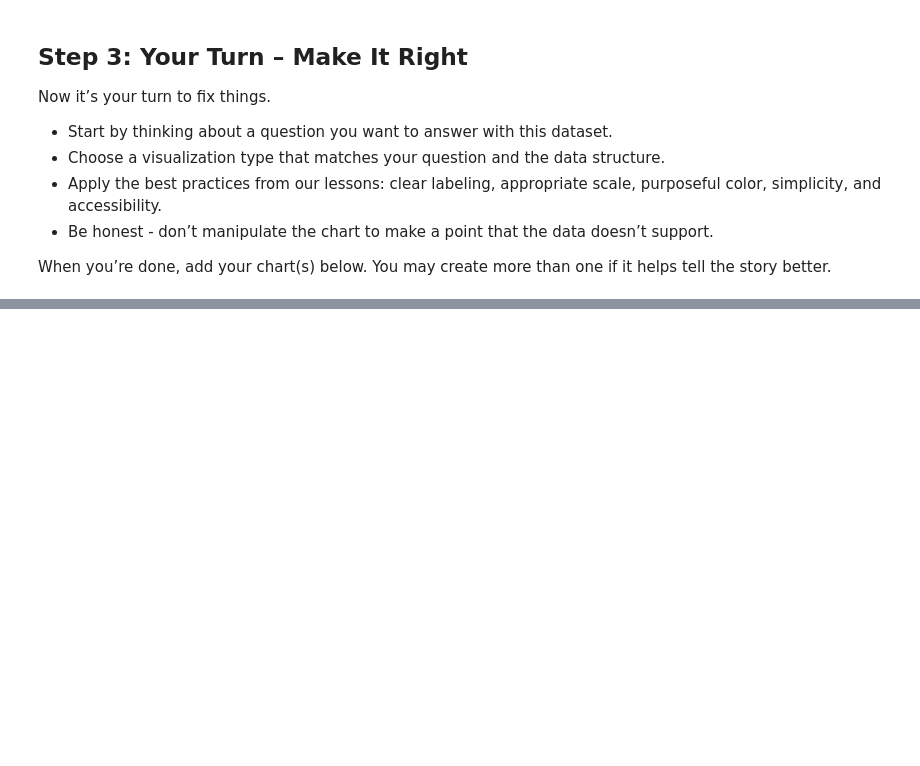
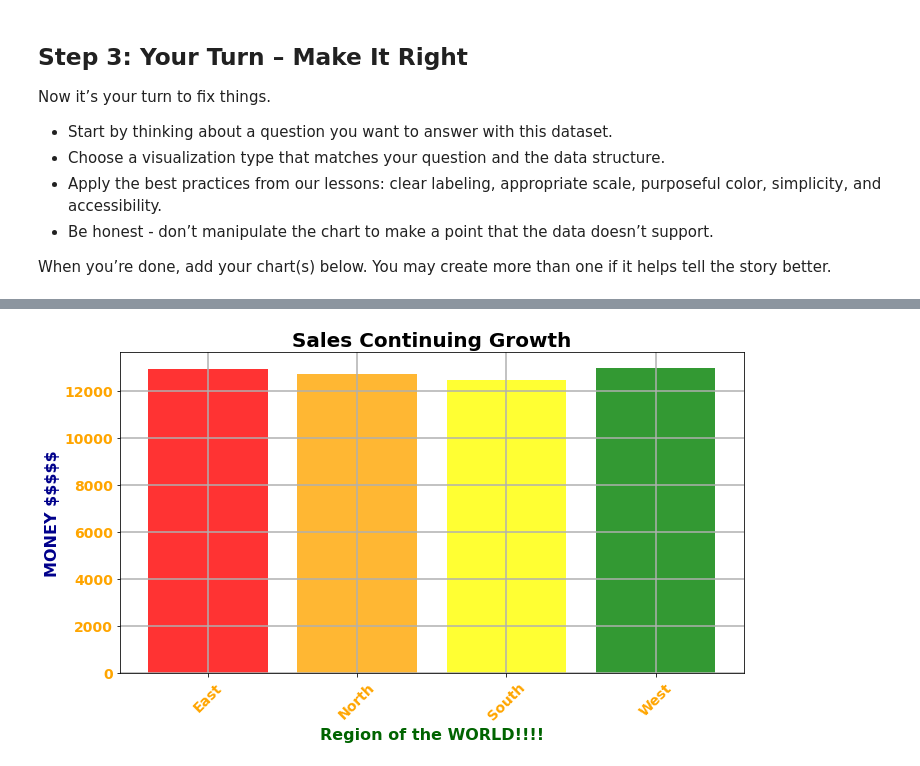
Before and after one commit to JonLar1/Data_Viz_Ethics_Challenge, a Jupyter notebook: data_viz_ethics_challenge.ipynb, the cells around one changed output, grey strips where cells are left out. Drawn from its saved outputs; the diff is of its cells as text; code cells hidden in the pictures; blank space fills up the shorter version.

```diff
--- a/data_viz_ethics_challenge.ipynb
+++ b/data_viz_ethics_challenge.ipynb
@@ -87,0 +137,19 @@ When you’re done, add your chart(s) below. You may create more than one if it
+# %%
+plt.figure(figsize=(10,6))
+avg_sales = coffee_df.groupby("Region")["Sales"].mean().reset_index()
+
+colors = ["red","orange","yellow","green","blue","purple"]
+
+plt.bar(avg_sales["Region"], avg_sales["Sales"],
+        color=colors, alpha=0.8)
+plt.title("Sales Continuing Growth", fontsize=20, fontweight="bold", color="black")
+plt.grid(True, which='both', linestyle='-', linewidth=1.5)
+plt.xlabel("Region of the WORLD!!!!", fontsize=16, fontweight="bold", color="darkgreen")
+plt.ylabel("MONEY $$$$$", fontsize=16, fontweight="bold", color="darkblue")
+plt.xticks(rotation=45, fontsize=14, fontweight="bold", color="orange")
+plt.yticks(fontsize=14, fontweight="bold", color="orange")
+
+plt.tight_layout()
+plt.show()
+# %% [output]
+[figure, added]
```
Also changed, not shown: parts of 6 cells of this notebook.
